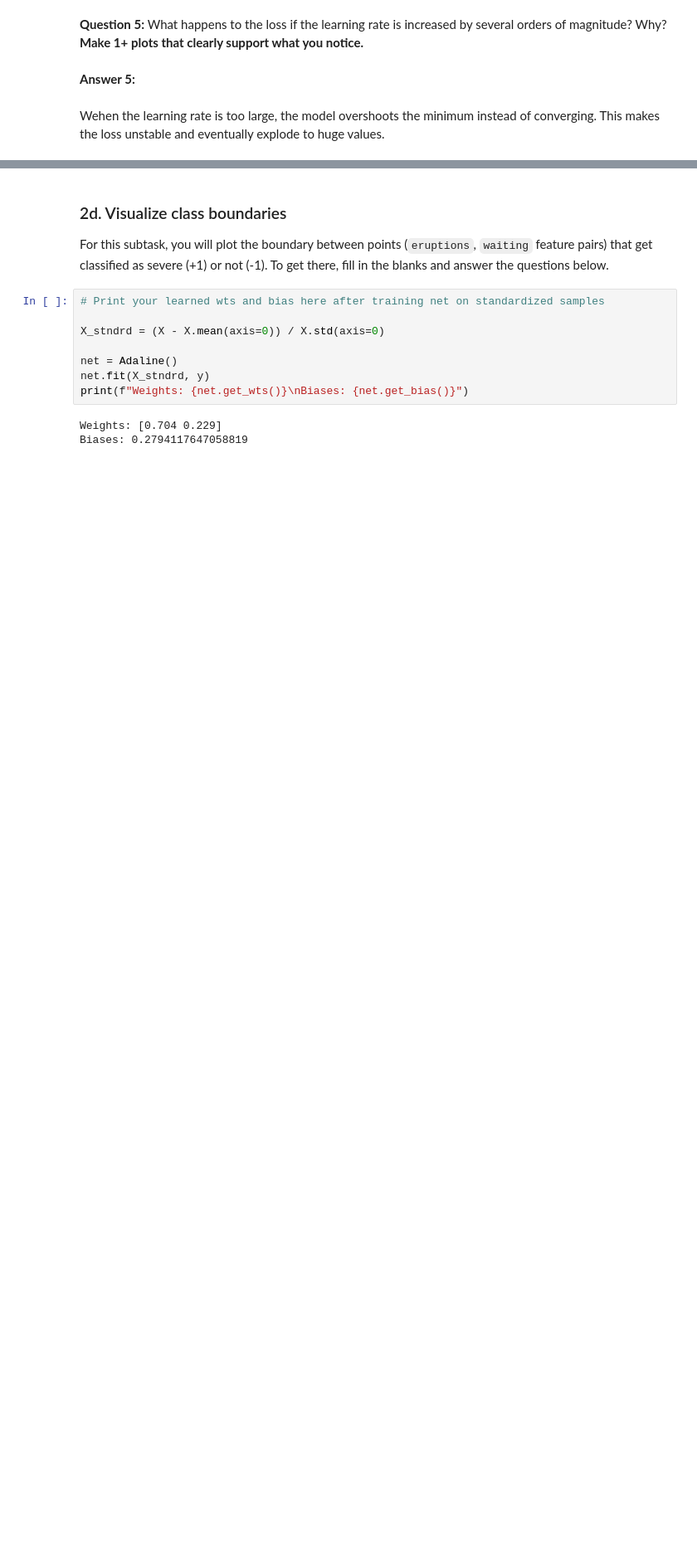
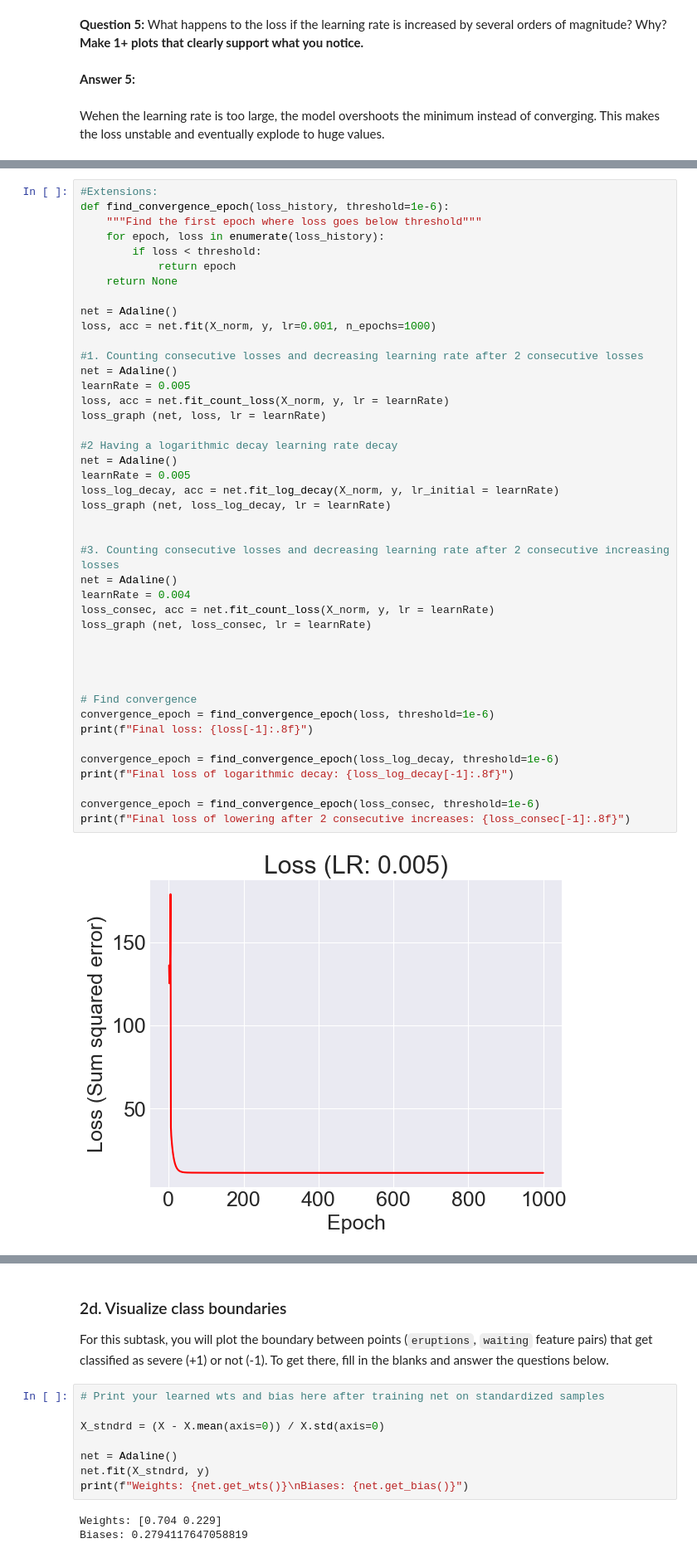
Before and after one commit to sampolz/Neural-Networks, a Jupyter notebook: Project 1/binary_classification.ipynb, the cells around one changed output, grey strips where cells are left out. Shown at 83% size. Saved outputs shown, nothing was run; the diff lists cells and outputs as text; blank space fills up the shorter version.

Commit message:
Extension

```diff
--- a/Project 1/binary_classification.ipynb
+++ b/Project 1/binary_classification.ipynb
@@ -373,0 +374,45 @@ loss_graph (net, loss, lr = learnRate)
+# %%
+#Extensions:
+def find_convergence_epoch(loss_history, threshold=1e-6):
+    """Find the first epoch where loss goes below threshold"""
+    for epoch, loss in enumerate(loss_history):
+        if loss < threshold:
+            return epoch
+    return None
+
+net = Adaline()
+loss, acc = net.fit(X_norm, y, lr=0.001, n_epochs=1000)
+
+#1. Counting consecutive losses and decreasing learning rate after 2 consecutive losses
+net = Adaline()
+learnRate = 0.005
+loss, acc = net.fit_count_loss(X_norm, y, lr = learnRate)
+loss_graph (net, loss, lr = learnRate)
+
+#2 Having a logarithmic decay learning rate decay
+net = Adaline()
+learnRate = 0.005
+loss_log_decay, acc = net.fit_log_decay(X_norm, y, lr_initial = learnRate)
+loss_graph (net, loss_log_decay, lr = learnRate)
+
+
+#3. Counting consecutive losses and decreasing learning rate after 2 consecutive increasing losses
+net = Adaline()
+learnRate = 0.004
+loss_consec, acc = net.fit_count_loss(X_norm, y, lr = learnRate)
+loss_graph (net, loss_consec, lr = learnRate)
+
+
+
+
+# Find convergence
+convergence_epoch = find_convergence_epoch(loss, threshold=1e-6)
+print(f"Final loss: {loss[-1]:.8f}")
+
+convergence_epoch = find_convergence_epoch(loss_log_decay, threshold=1e-6)
+print(f"Final loss of logarithmic decay: {loss_log_decay[-1]:.8f}")
+
+convergence_epoch = find_convergence_epoch(loss_consec, threshold=1e-6)
+print(f"Final loss of lowering after 2 consecutive increases: {loss_consec[-1]:.8f}")
+# %% [output]
+[figure, added]
```
Also changed, not shown: parts of 4 cells of this notebook, 1 other file.
